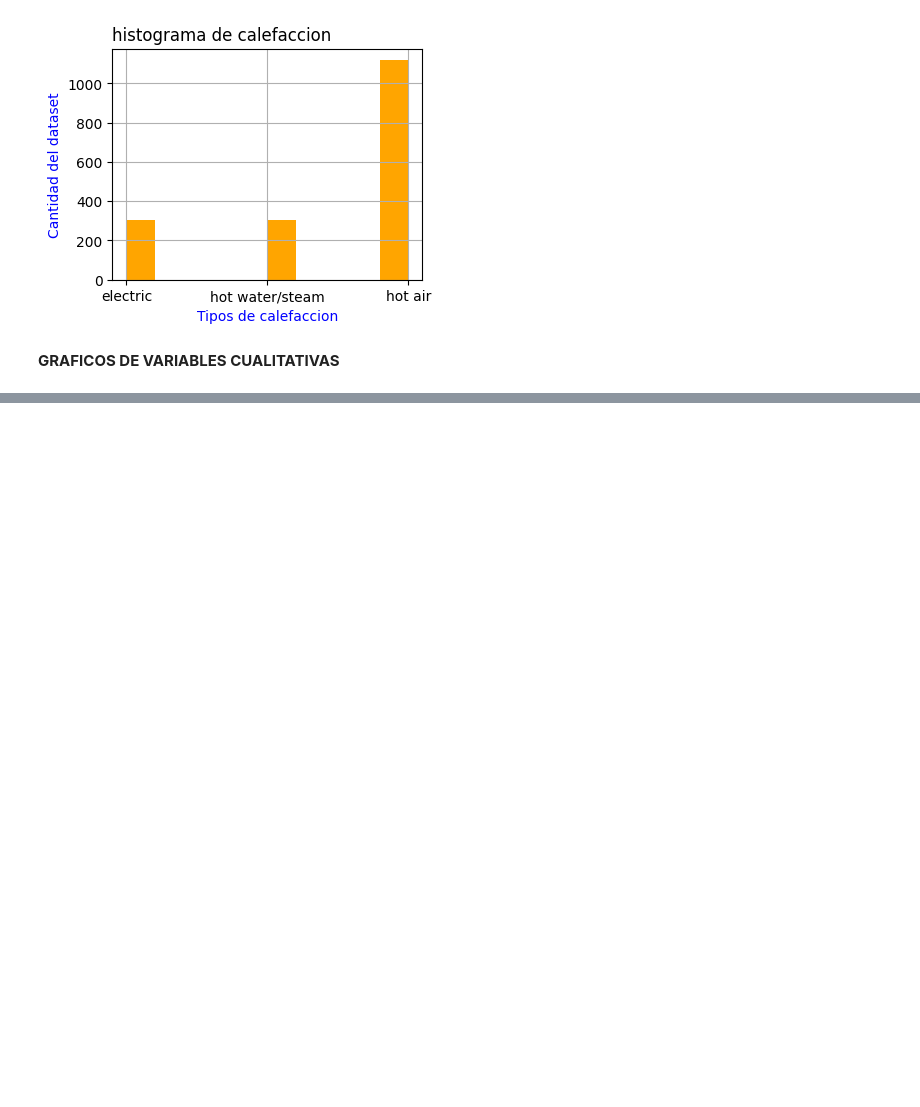
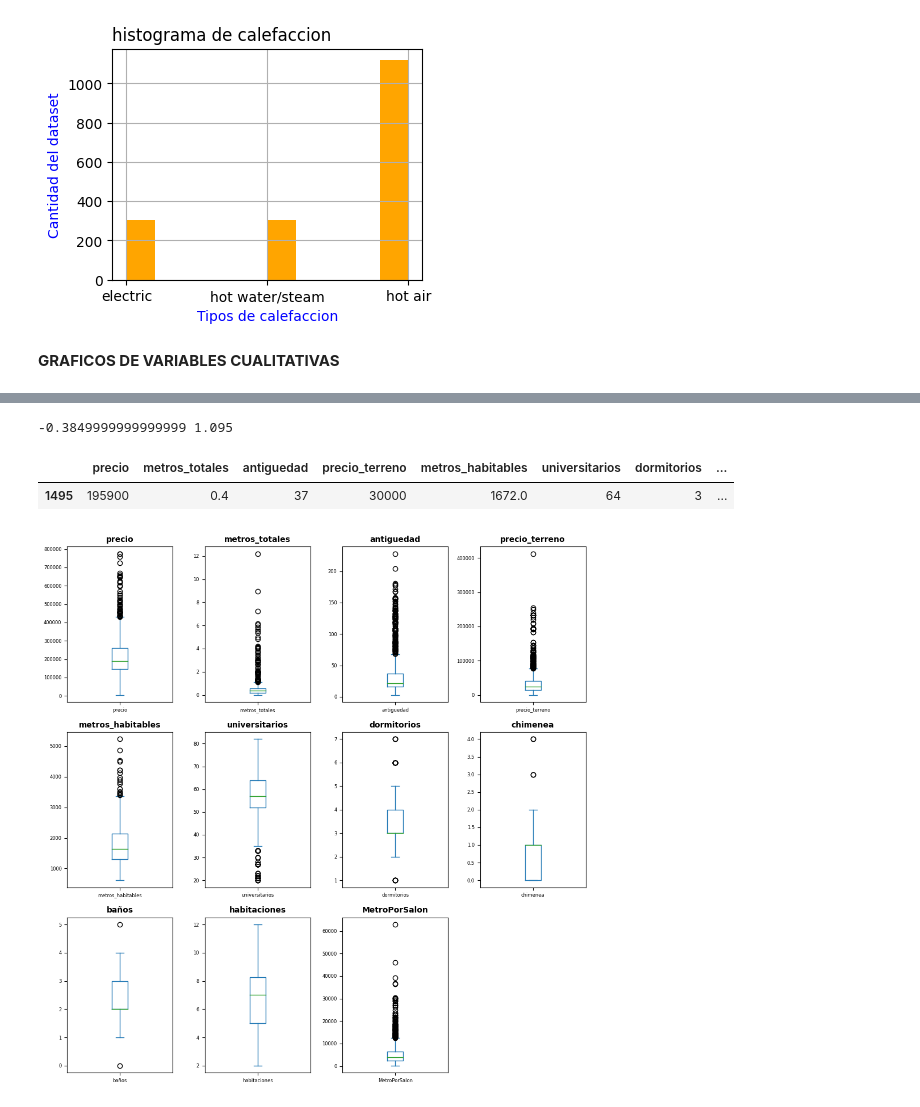
Before and after one commit to juandi247/Inteligencia_Artificial, a Jupyter notebook: Preprocesamiento_de_Datos.ipynb, the cells around one changed output, grey strips where cells are left out. Saved outputs shown, nothing was run; the diff lists cells and outputs as text; code cells hidden in the pictures; blank space fills up the shorter version.

```diff
--- a/Preprocesamiento_de_Datos.ipynb
+++ b/Preprocesamiento_de_Datos.ipynb
@@ -395,0 +415,4 @@ for i,columna in enumerate(columnas_categoricas):
+# %%
+#corregimos calefaccion con strip
+
+dfc.drop(["vistas_lago","nueva_construccion"],axis=1,inplace=True)
@@ -395,0 +444,10 @@ for i,columna in enumerate(columnas_categoricas):
+# %%
+columnas_numericas=dfc.select_dtypes(include=["int64","float64","int32"])
+columnas_numericas
+# %%
+#recorrer todas las columnas numericas para mostrar sus cuantiles (Q1 Q2 Q3)
+
+for i,columna in enumerate(columnas_numericas):
+  cuantiles=dfc[columna].quantile([0.25,0.5,0.75])
+  print(columna)
+  print(cuantiles,"\n  \n")
@@ -395,0 +475,35 @@ for i,columna in enumerate(columnas_categoricas):
+# %%
+cuantiles_mt=dfc["metros_totales"].quantile([0.25,0.5,0.75])
+cuantiles_mt
+Q1=cuantiles_mt[0.25]
+Q3=cuantiles_mt[0.75]
+
+#IQR es rango intercuartil
+IQR=Q3-Q1
+bigoteSup=Q3+(IQR*1.5)
+bigoteInf=Q1-(IQR*1.5)
+print(bigoteInf,bigoteSup)
+# %% [output]
+-0.3849999999999999 1.095
+# %%
+#filtrar el dataframe con una o mas condiciones
+dfc[dfc.metros_totales>bigoteSup]
+dfc[dfc.baños<1]
+# %% [output]
+|  | precio | metros_totales | antiguedad | precio_terreno | metros_habitables | universitarios | dormitorios | ... |
+| 1495 | 195900 | 0.4 | 37 | 30000 | 1672.0 | 64 | 3 | ... |
+# %%
+
+
+fig,axes=plt.subplots(nrows=3,ncols=4,figsize=(10,10))
+axes=axes.flat
+
+for i,columna in  enumerate(columnas_numericas):
+   dfc[columna].plot.box(ax=axes[i])
+   axes[i].set_title(columna,fontsize=10,fontweight="bold")
+   axes[i].tick_params(labelsize=6)
+
+fig.tight_layout()
+fig.delaxes(axes[11])
+# %% [output]
+[figure, added]
```
Also changed, not shown: parts of 11 cells of this notebook.
